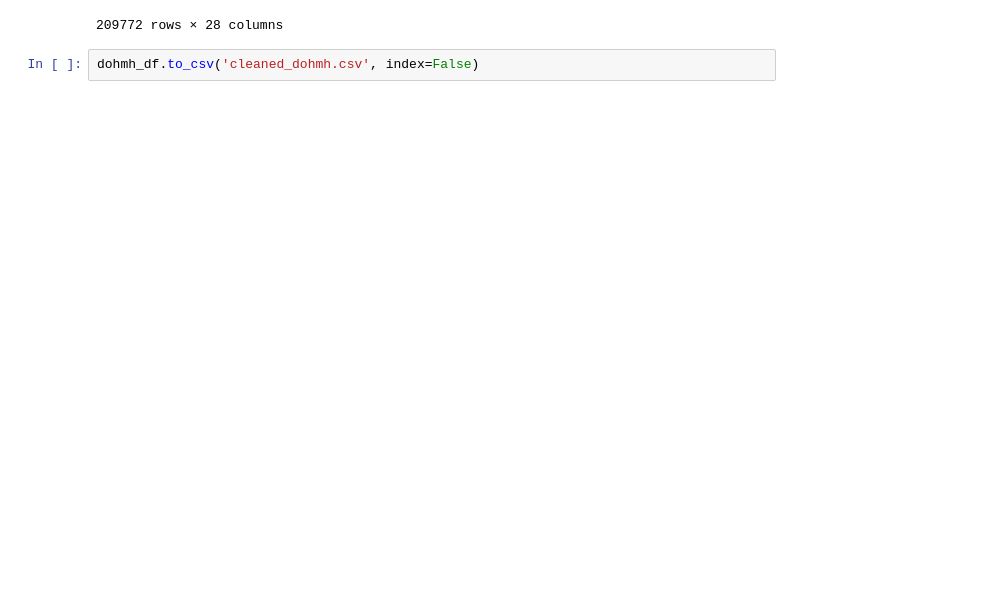
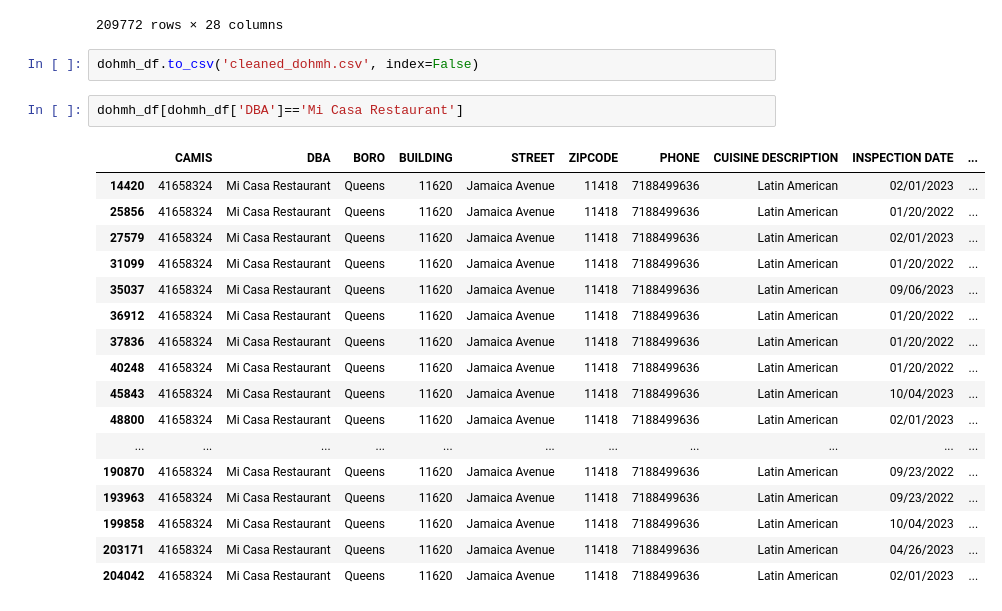
Before and after one commit to sephi-22/restaurant_services_analytics, a Jupyter notebook: Cleaning DOHMH Inspection Results.ipynb, the cells around one changed output. Cells and saved outputs as stored; diff of their text form; blank space fills up the shorter version.

```diff
--- a/Cleaning DOHMH Inspection Results.ipynb
+++ b/Cleaning DOHMH Inspection Results.ipynb
@@ -289,3 +289,23 @@ See the caveats in the documentation: https://pandas.pydata.org/pandas-docs/stab
 209772 rows × 28 columns
 # %%
 dohmh_df.to_csv('cleaned_dohmh.csv', index=False)
+# %%
+dohmh_df[dohmh_df['DBA']=='Mi Casa Restaurant']
+# %% [output]
+|  | CAMIS | DBA | BORO | BUILDING | STREET | ZIPCODE | PHONE | CUISINE DESCRIPTION | INSPECTION DATE | ... |
+| 14420 | 41658324 | Mi Casa Restaurant | Queens | 11620 | Jamaica Avenue | 11418 | 7188499636 | Latin American | 02/01/2023 | ... |
+| 25856 | 41658324 | Mi Casa Restaurant | Queens | 11620 | Jamaica Avenue | 11418 | 7188499636 | Latin American | 01/20/2022 | ... |
+| 27579 | 41658324 | Mi Casa Restaurant | Queens | 11620 | Jamaica Avenue | 11418 | 7188499636 | Latin American | 02/01/2023 | ... |
+| 31099 | 41658324 | Mi Casa Restaurant | Queens | 11620 | Jamaica Avenue | 11418 | 7188499636 | Latin American | 01/20/2022 | ... |
+| 35037 | 41658324 | Mi Casa Restaurant | Queens | 11620 | Jamaica Avenue | 11418 | 7188499636 | Latin American | 09/06/2023 | ... |
+| 36912 | 41658324 | Mi Casa Restaurant | Queens | 11620 | Jamaica Avenue | 11418 | 7188499636 | Latin American | 01/20/2022 | ... |
+| 37836 | 41658324 | Mi Casa Restaurant | Queens | 11620 | Jamaica Avenue | 11418 | 7188499636 | Latin American | 01/20/2022 | ... |
+| 40248 | 41658324 | Mi Casa Restaurant | Queens | 11620 | Jamaica Avenue | 11418 | 7188499636 | Latin American | 01/20/2022 | ... |
+| 45843 | 41658324 | Mi Casa Restaurant | Queens | 11620 | Jamaica Avenue | 11418 | 7188499636 | Latin American | 10/04/2023 | ... |
+| 48800 | 41658324 | Mi Casa Restaurant | Queens | 11620 | Jamaica Avenue | 11418 | 7188499636 | Latin American | 02/01/2023 | ... |
+| ... | ... | ... | ... | ... | ... | ... | ... | ... | ... | ... |
+| 190870 | 41658324 | Mi Casa Restaurant | Queens | 11620 | Jamaica Avenue | 11418 | 7188499636 | Latin American | 09/23/2022 | ... |
+| 193963 | 41658324 | Mi Casa Restaurant | Queens | 11620 | Jamaica Avenue | 11418 | 7188499636 | Latin American | 09/23/2022 | ... |
+| 199858 | 41658324 | Mi Casa Restaurant | Queens | 11620 | Jamaica Avenue | 11418 | 7188499636 | Latin American | 10/04/2023 | ... |
+| 203171 | 41658324 | Mi Casa Restaurant | Queens | 11620 | Jamaica Avenue | 11418 | 7188499636 | Latin American | 04/26/2023 | ... |
+| 204042 | 41658324 | Mi Casa Restaurant | Queens | 11620 | Jamaica Avenue | 11418 | 7188499636 | Latin American | 02/01/2023 | ... |
```
Also changed, not shown: 1 other file.
